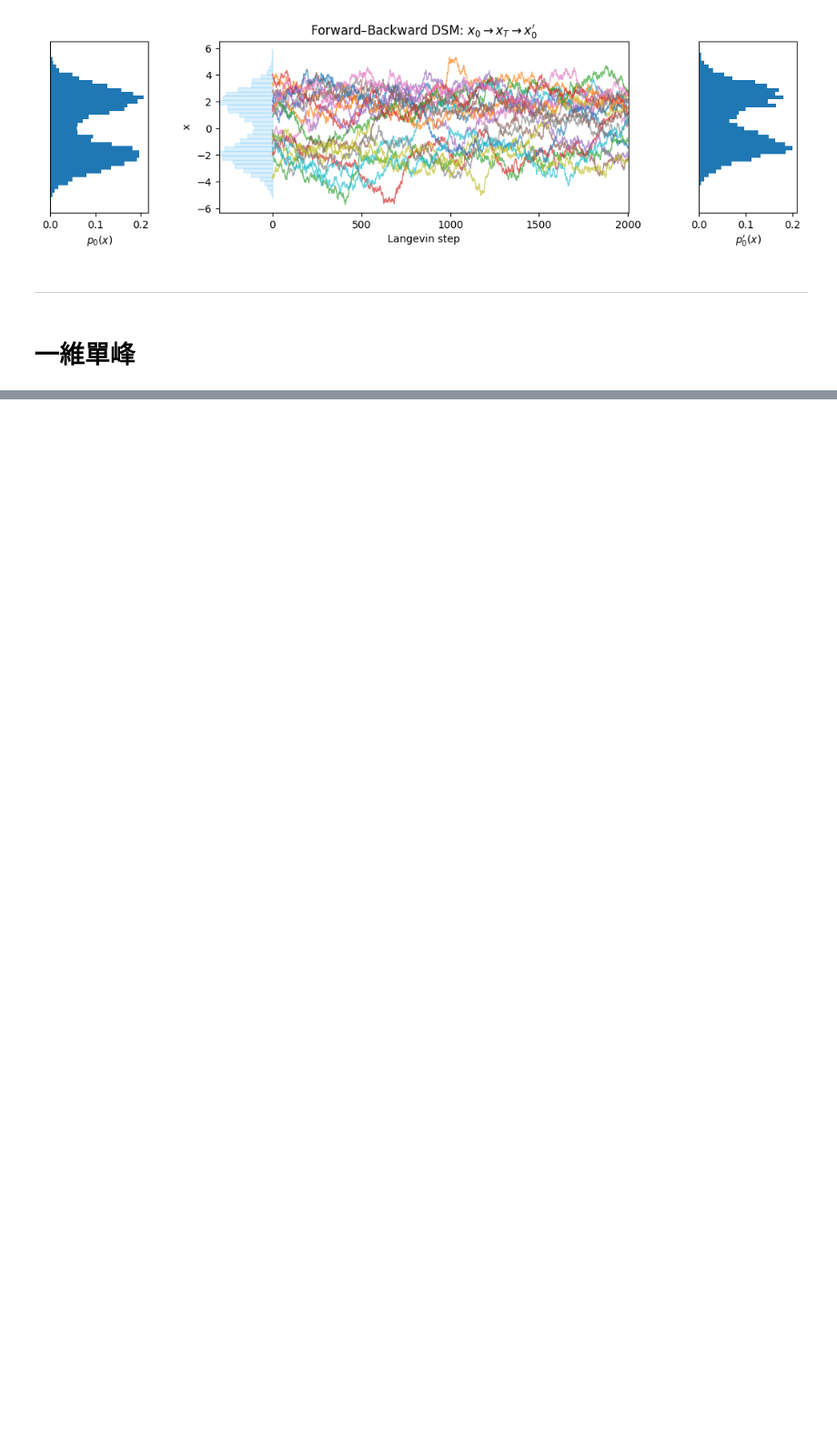
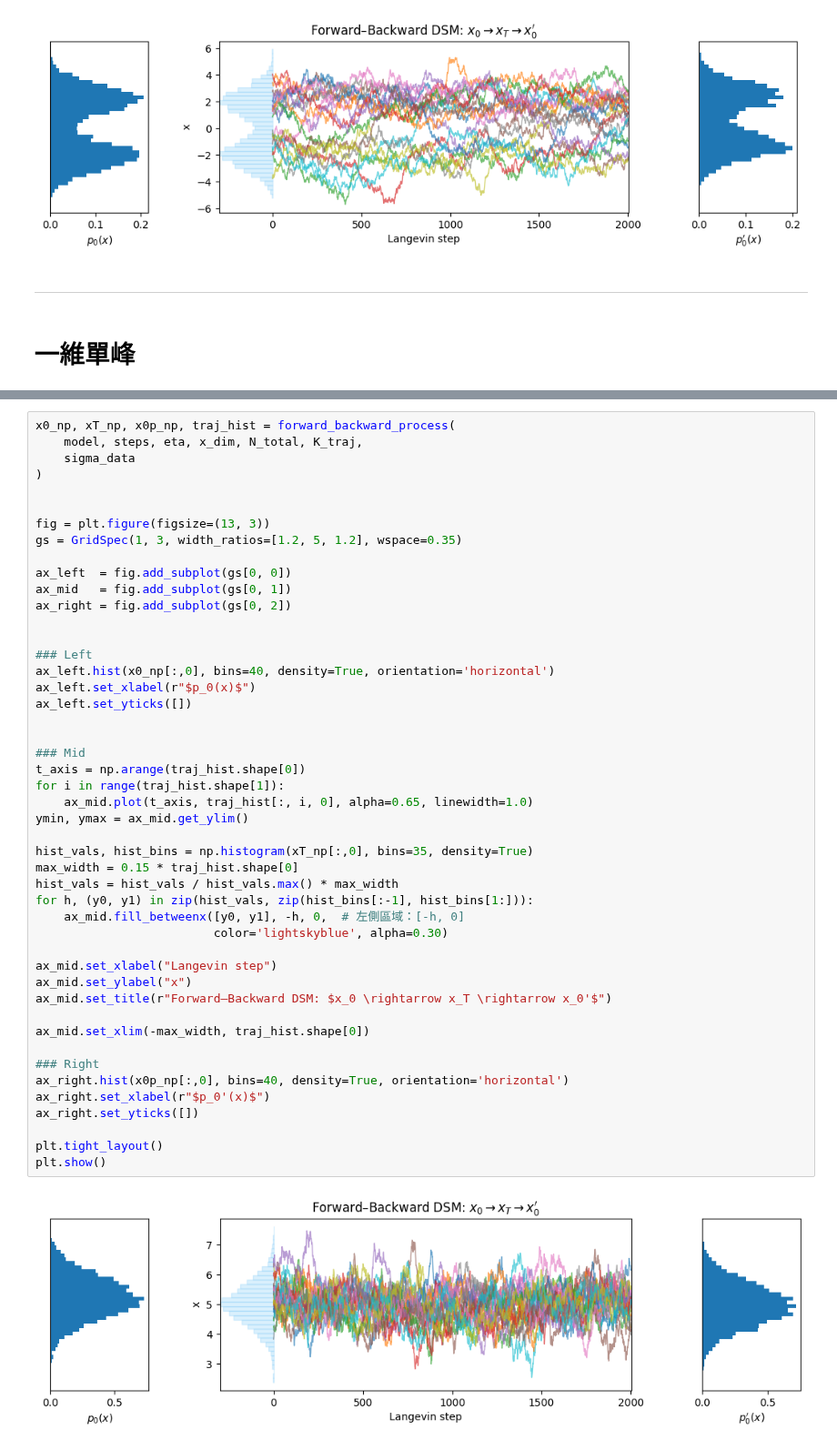
Before and after one commit to XuanWeiWang-999/2025Autumn_ML-project-DiffusionModel_02, a Jupyter notebook: 20251229_code/code-DSM 1D.ipynb, the cells around one changed output, grey strips where cells are left out. Shown at 91% size. Saved outputs shown, nothing was run; the diff lists cells and outputs as text; blank space fills up the shorter version.

```diff
--- a/20251229_code/code-DSM 1D.ipynb
+++ b/20251229_code/code-DSM 1D.ipynb
@@ -331,0 +596,49 @@ plt.show()
+# %%
+x0_np, xT_np, x0p_np, traj_hist = forward_backward_process(
+    model, steps, eta, x_dim, N_total, K_traj,
+    sigma_data
+)
+
+
+fig = plt.figure(figsize=(13, 3))
+gs = GridSpec(1, 3, width_ratios=[1.2, 5, 1.2], wspace=0.35)
+
+ax_left  = fig.add_subplot(gs[0, 0])
+ax_mid   = fig.add_subplot(gs[0, 1])
+ax_right = fig.add_subplot(gs[0, 2])
+
+
+### Left
+ax_left.hist(x0_np[:,0], bins=40, density=True, orientation='horizontal')
+ax_left.set_xlabel(r"$p_0(x)$")
+ax_left.set_yticks([])
+
+
+### Mid
+t_axis = np.arange(traj_hist.shape[0])
+for i in range(traj_hist.shape[1]):
+    ax_mid.plot(t_axis, traj_hist[:, i, 0], alpha=0.65, linewidth=1.0)
+ymin, ymax = ax_mid.get_ylim()
+
+hist_vals, hist_bins = np.histogram(xT_np[:,0], bins=35, density=True)
+max_width = 0.15 * traj_hist.shape[0]
+hist_vals = hist_vals / hist_vals.max() * max_width
+for h, (y0, y1) in zip(hist_vals, zip(hist_bins[:-1], hist_bins[1:])):
+    ax_mid.fill_betweenx([y0, y1], -h, 0,  # 左側區域：[-h, 0]
+                         color='lightskyblue', alpha=0.30)
+
+ax_mid.set_xlabel("Langevin step")
+ax_mid.set_ylabel("x")
+ax_mid.set_title(r"Forward–Backward DSM: $x_0 \rightarrow x_T \rightarrow x_0'$")
+
+ax_mid.set_xlim(-max_width, traj_hist.shape[0])
+
+### Right
+ax_right.hist(x0p_np[:,0], bins=40, density=True, orientation='horizontal')
+ax_right.set_xlabel(r"$p_0'(x)$")
+ax_right.set_yticks([])
+
+plt.tight_layout()
+plt.show()
+# %% [output]
+[figure, added]
```
Also changed, not shown: parts of 14 cells of this notebook.
